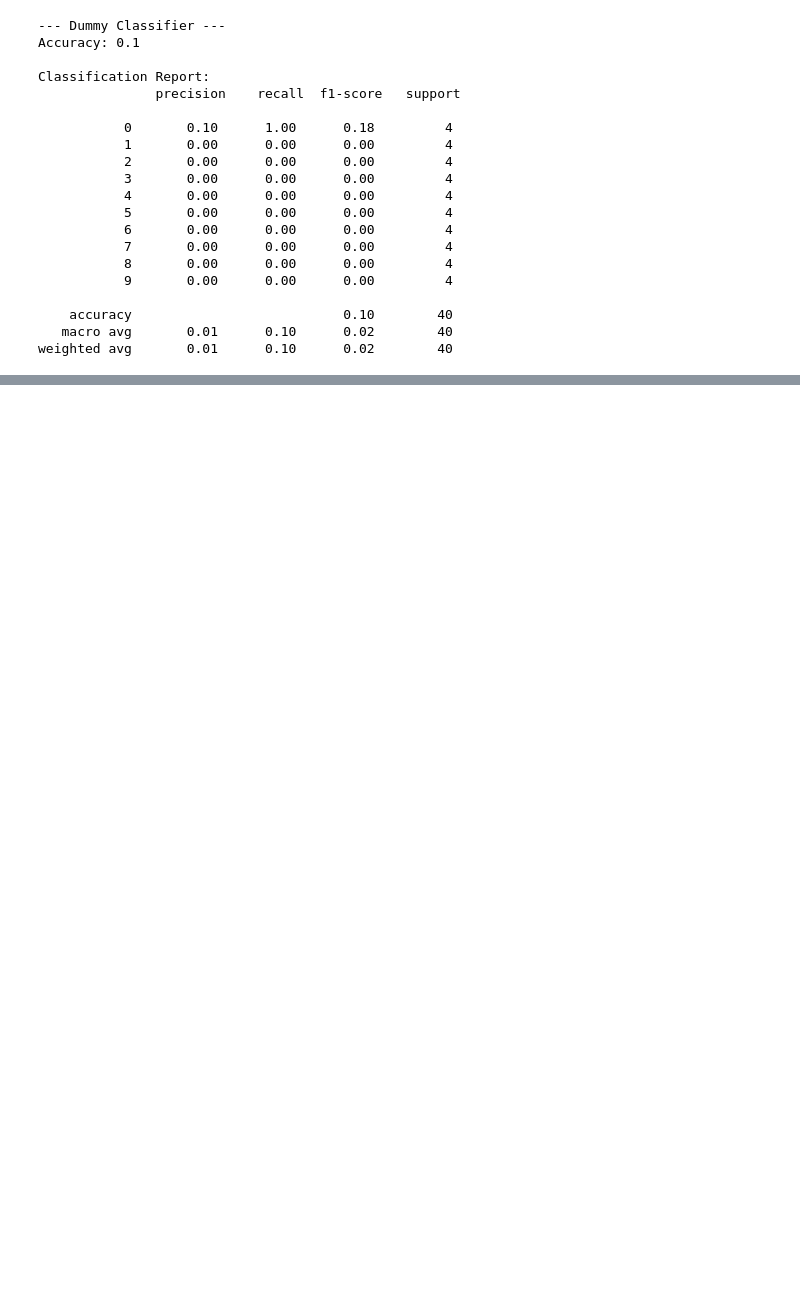
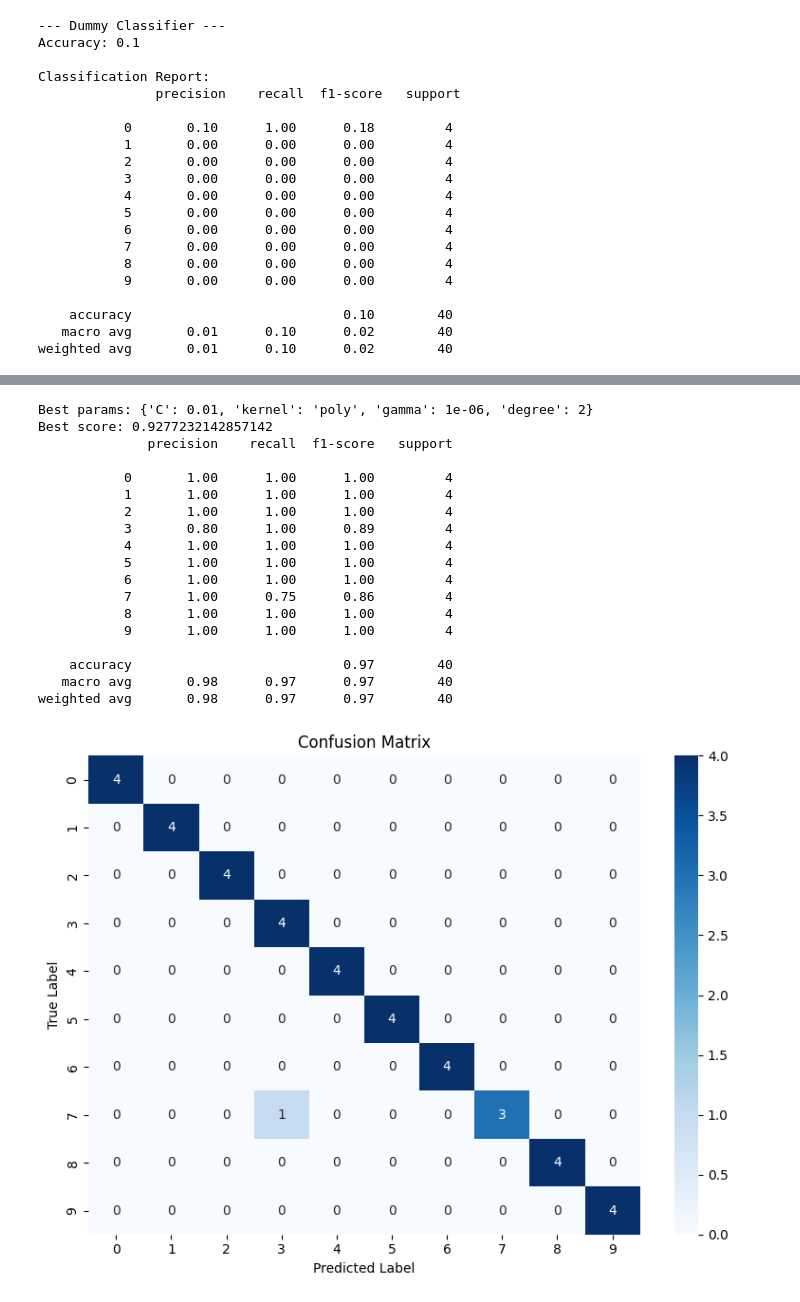
Before and after one commit to lyvathanaudom/digits_classifier, a Jupyter notebook: notebooks/02_decision_tree_training.ipynb, the cells around one changed output, grey strips where cells are left out. Saved outputs shown, nothing was run; the diff lists cells and outputs as text; code cells hidden in the pictures; blank space fills up the shorter version.

```diff
--- a/notebooks/02_decision_tree_training.ipynb
+++ b/notebooks/02_decision_tree_training.ipynb
@@ -267,8 +175,8 @@ weighted avg       0.51      0.45      0.46        40
 # %%
-from sklearn.model_selection import GridSearchCV
+# from sklearn.model_selection import GridSearchCV
 
-parameters = {'criterion':('gini', 'entropy', 'log_loss'), 'max_depth':[None, 5, 10, 20]}
-clf = DecisionTreeClassifier()
-clf = GridSearchCV(clf, parameters, cv=5, scoring='f1_weighted')
-clf.fit(X_train, y_train)
-clf.best_score_, clf.best_params_
+# parameters = {'criterion':('gini', 'entropy', 'log_loss'), 'max_depth':[None, 5, 10, 20]}
+# clf = DecisionTreeClassifier()
+# clf = GridSearchCV(clf, parameters, cv=5, scoring='f1_weighted')
+# clf.fit(X_train, y_train)
+# clf.best_score_, clf.best_params_
@@ -335,6 +220,7 @@ weighted avg       0.92      0.90      0.89        40
 from sklearn.model_selection import KFold
 from sklearn.metrics import accuracy_score, f1_score
 import numpy as np
+from sklearn.model_selection import StratifiedKFold
 
 class CustomGridSearchCV:
     def __init__(self, estimator, param_grid, scoring='accuracy', cv=5):
@@ -362,7 +248,7 @@ class CustomGridSearchCV:
             yield dict(zip(keys, v))
 
     def fit(self, X, y):
-        kf = KFold(n_splits=self.cv, shuffle=True, random_state=42)
+        skf = StratifiedKFold(n_splits=self.cv, shuffle=True, random_state=42)
         best_score = -np.inf
         best_params = None
         best_model = None
@@ -370,7 +256,7 @@ class CustomGridSearchCV:
         for param_set in self._generate_param_combinations():
             scores = []
 
-            for train_idx, val_idx in kf.split(X):
+            for train_idx, val_idx in skf.split(X, y):
                 X_train, X_val = X[train_idx], X[val_idx]
                 y_train, y_val = y[train_idx], y[val_idx]
 
@@ -490,0 +280,58 @@ Best score: 0.8991829004329004
+# %%
+from sklearn.svm import SVC
+from sklearn.metrics import confusion_matrix, classification_report
+import matplotlib.pyplot as plt
+import seaborn as sns
+from sklearn.metrics import accuracy_score
+
+# from sklearn.model_selection import GridSearchCV
+#params
+param_grid = {
+    'C': [0.01, 0.1, 1, 10],
+    'kernel': ['poly', 'rbf'],
+    # other params like gamma, degree
+    'gamma': [1e-12, 1e-9, 1e-6, 'scale', 'auto'],
+    # 'gamma': 'auto',
+    'degree': [2, 3, 4],
+    # other params like max_iter, tol
+
+}
+svc = SVC(probability=True, class_weight='balanced')
+grid = CustomGridSearchCV(svc, param_grid, scoring='f1_weighted', cv=5)
+grid.fit(X_train, y_train )
+
+print("Best params:", grid.best_params_)
+print("Best score:", grid.best_score_)
+# evaluate on test data
+y_pred = grid.best_estimator_.predict(X_test)
+print(classification_report(y_test, y_pred))
+cm = confusion_matrix(y_test, y_pred)
+plt.figure(figsize=(8, 6))
+sns.heatmap(cm, annot=True, fmt='d', cmap='Blues',
+            xticklabels=grid.best_estimator_.classes_,
+            yticklabels=grid.best_estimator_.classes_)
+plt.title('Confusion Matrix')
+plt.xlabel('Predicted Label')
+plt.ylabel('True Label')
+plt.tight_layout()
+plt.show()
+# %% [output]
+Best params: {'C': 0.01, 'kernel': 'poly', 'gamma': 1e-06, 'degree': 2}
+Best score: 0.9277232142857142
+              precision    recall  f1-score   support
+
+           0       1.00      1.00      1.00         4
+           1       1.00      1.00      1.00         4
+           2       1.00      1.00      1.00         4
+           3       0.80      1.00      0.89         4
+           4       1.00      1.00      1.00         4
+           5       1.00      1.00      1.00         4
+           6       1.00      1.00      1.00         4
+           7       1.00      0.75      0.86         4
+           8       1.00      1.00      1.00         4
+           9       1.00      1.00      1.00         4
+
+    accuracy                           0.97        40
+   macro avg       0.98      0.97      0.97        40
+weighted avg       0.98      0.97      0.97        40
+[figure, added]
```
Also changed, not shown: parts of 35 cells of this notebook, 8 other files.
